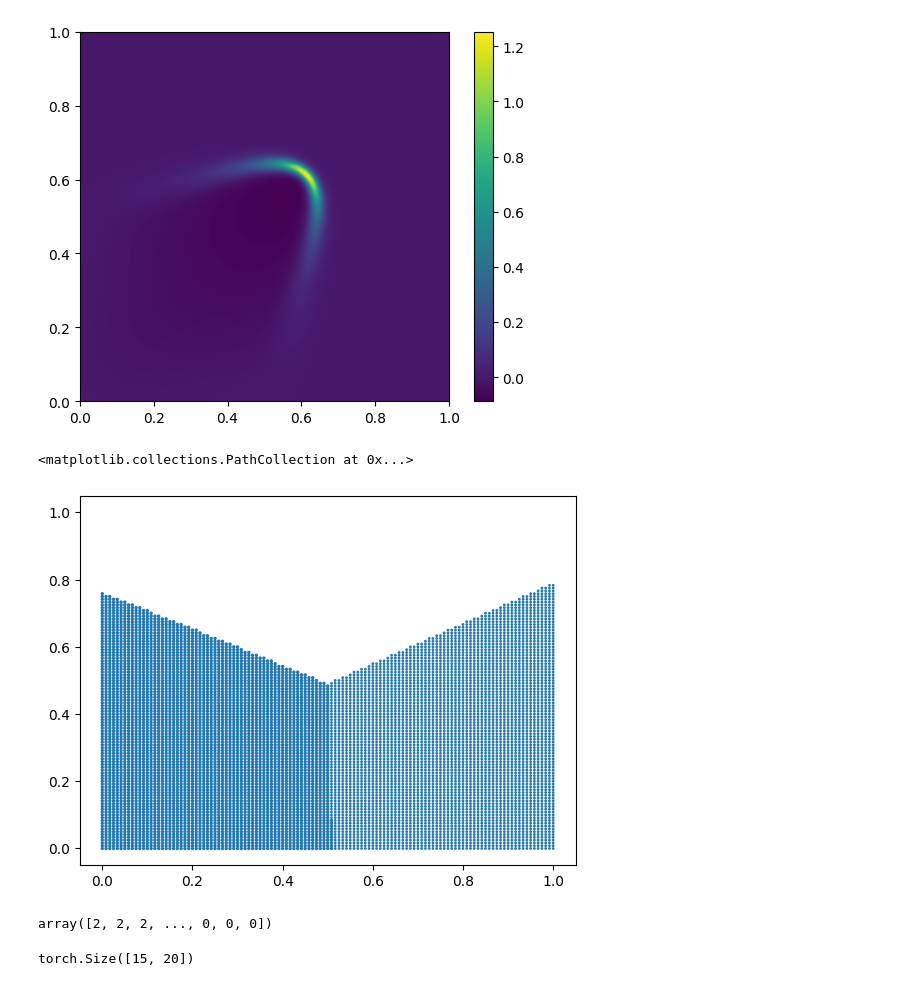
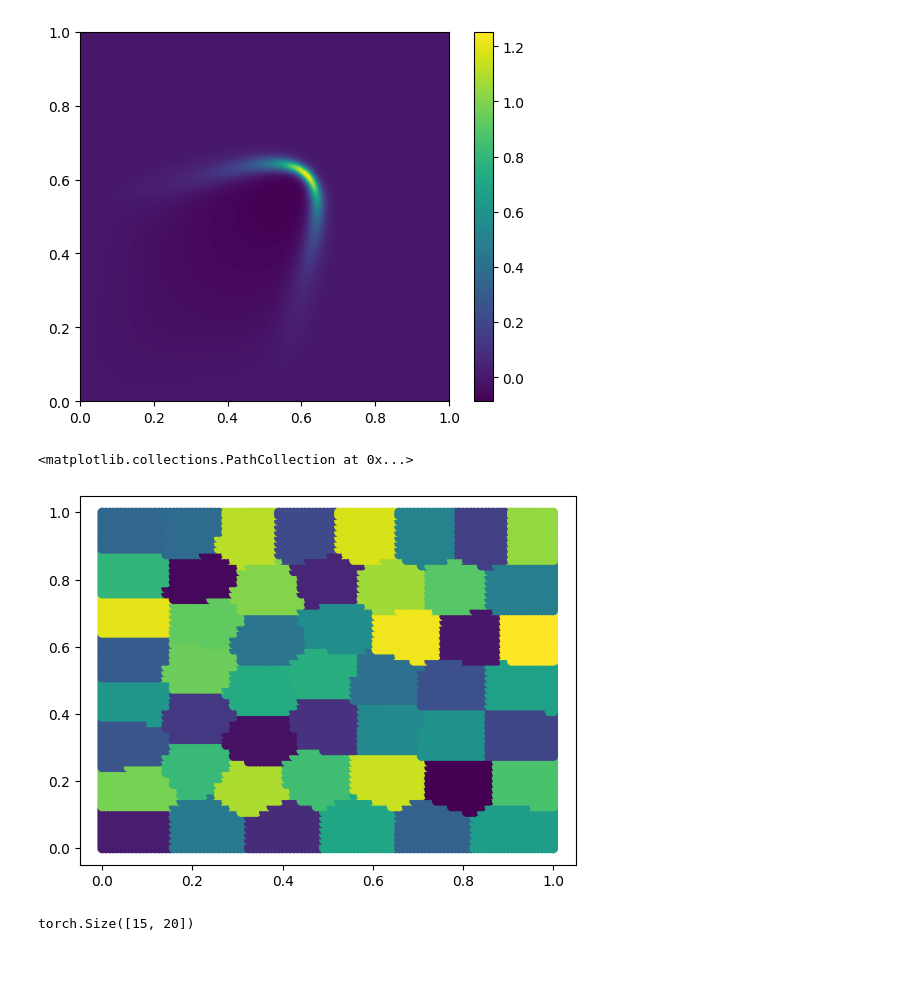
Before and after one commit to peiyichen1995/ROM, a Jupyter notebook: train_n_m.ipynb, the cells around one changed output. Drawn from its saved outputs; the diff is of its cells as text; code cells hidden in the pictures.

Commit message:
k means for clustering

```diff
--- a/train_n_m.ipynb
+++ b/train_n_m.ipynb
@@ -60,13 +60,10 @@ plt.colorbar()
 # %%
 datas = u_dot
 # %%
-clustering = SpectralClustering(n_clusters=3, assign_labels='discretize', random_state=0).fit(coords)
+m = 50
+clustering = KMeans(n_clusters=m, random_state=0, n_init="auto").fit(coords)
 # %%
-plt.scatter(coords_x, coords_y,clustering.labels_)
+plt.scatter(coords_x, coords_y,c=clustering.labels_)
 # %% [output]
 <matplotlib.collections.PathCollection at 0x...>
-[figure, old version]
+[figure, new version]
-# %%
-clustering.labels_
-# %% [output]
-array([2, 2, 2, ..., 0, 0, 0])
```
Also changed, not shown: parts of 30 cells of this notebook, 1 other file.
